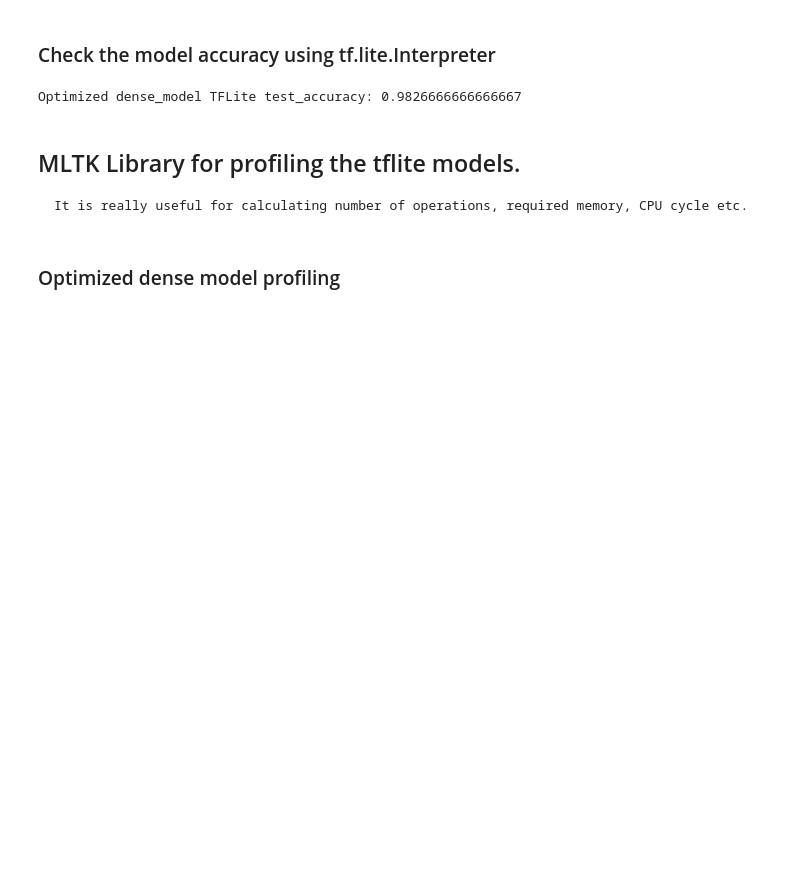
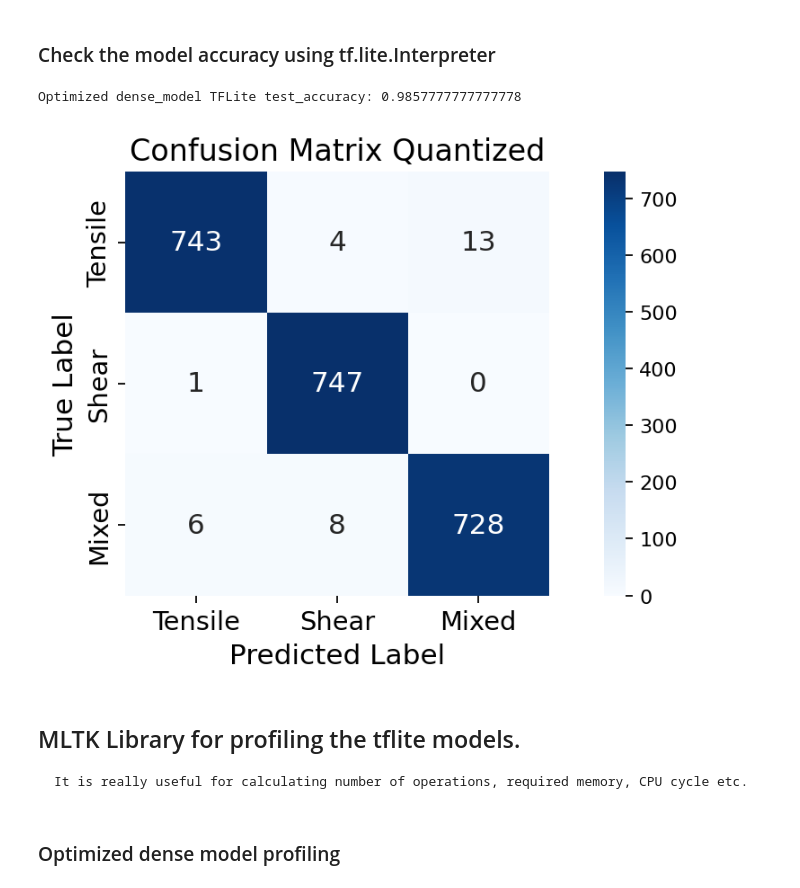
Before and after one commit to veysiadn/acustic-emission-models, a Jupyter notebook: convert_deploy.ipynb, the cells around one changed output. Saved outputs shown, nothing was run; the diff lists cells and outputs as text; code cells hidden in the pictures; blank space fills up the shorter version.

Commit message:
update-confusion-matrix-quantized

```diff
--- a/convert_deploy.ipynb
+++ b/convert_deploy.ipynb
@@ -809,17 +813,46 @@ def evaluate_model(interpreter):
   output_predictions = np.expand_dims(output_predictions, axis=1)
   accuracy = (output_predictions == y_test).mean()
   return accuracy
+
+def output_preds(interpreter):
+  output_predictions =[]
+  for i in range(len(x_test)):
+    output_predictions.append(run_tflite_model_for_eval(interpreter,[i]))
+  output_predictions = np.array(output_predictions)
+  output_predictions = np.expand_dims(output_predictions, axis=1)
+  return output_predictions
 # %% [markdown]
 ### Check the model accuracy using tf.lite.Interpreter
-# %%
-interpreter = tf.lite.Interpreter(model_path='dense_model_optimized.tflite')
-interpreter.allocate_tensors()
-
-test_accuracy = evaluate_model(interpreter)
-
-print('Optimized dense_model TFLite test_accuracy:', test_accuracy)
-# %% [output]
-Optimized dense_model TFLite test_accuracy: 0.9826666666666667
+# %%
+interpreter = tf.lite.Interpreter(model_path='dense_model_optimized.tflite')
+interpreter.allocate_tensors()
+
+test_accuracy = evaluate_model(interpreter)
+
+print('Optimized dense_model TFLite test_accuracy:', test_accuracy)
+
+output_pred = output_preds(interpreter)
+
+from sklearn.metrics import confusion_matrix
+cm = confusion_matrix(y_test, output_pred)
+import seaborn as sns
+plt.figure(figsize=(8,4), dpi=160)
+
+ax=plt.subplot(111)
+plt.title("Confusion Matrix Quantized", fontsize=15)
+labels = ['Tensile','Shear', 'Mixed']
+sns.heatmap(cm,annot=True,cmap="Blues",fmt="d",cbar=True, annot_kws={"size": 14},ax=ax, square=True)
+
+ax.set_xticklabels(labels, fontsize=13)
+ax.set_yticklabels(labels, fontsize=13)
+ax.set_xlabel("Predicted Label", fontsize=14)
+ax.set_ylabel("True Label", fontsize=14)
+# ax.patch.set_edgecolor('black')
+# ax.patch.set_linewidth('2')
+plt.tight_layout()
+# %% [output]
+Optimized dense_model TFLite test_accuracy: 0.9857777777777778
+[figure, added]
 # %% [markdown]
 ## MLTK Library for profiling the tflite models.
     It is really useful for calculating number of operations, required memory, CPU cycle etc.
```
Also changed, not shown: parts of 2 cells of this notebook.
